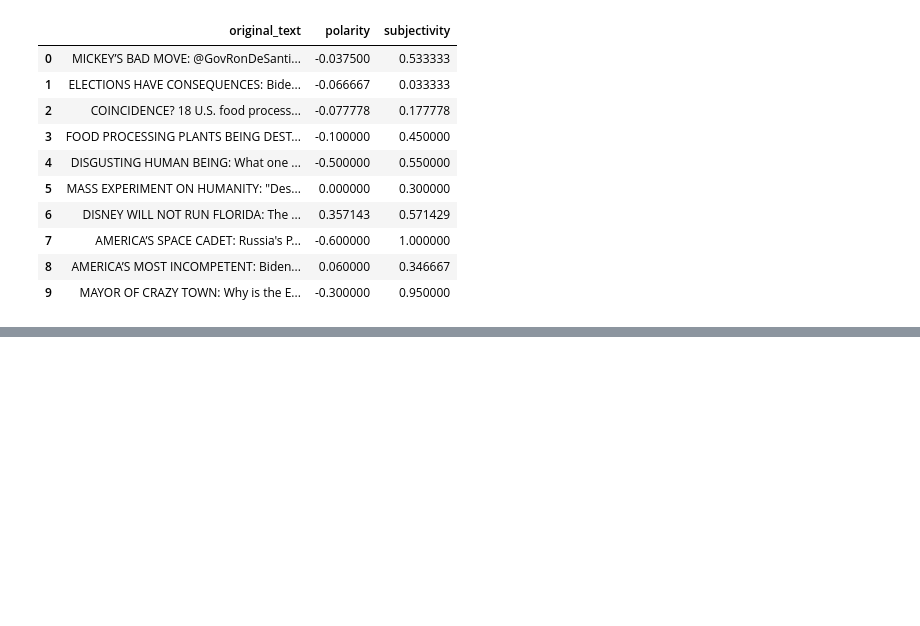
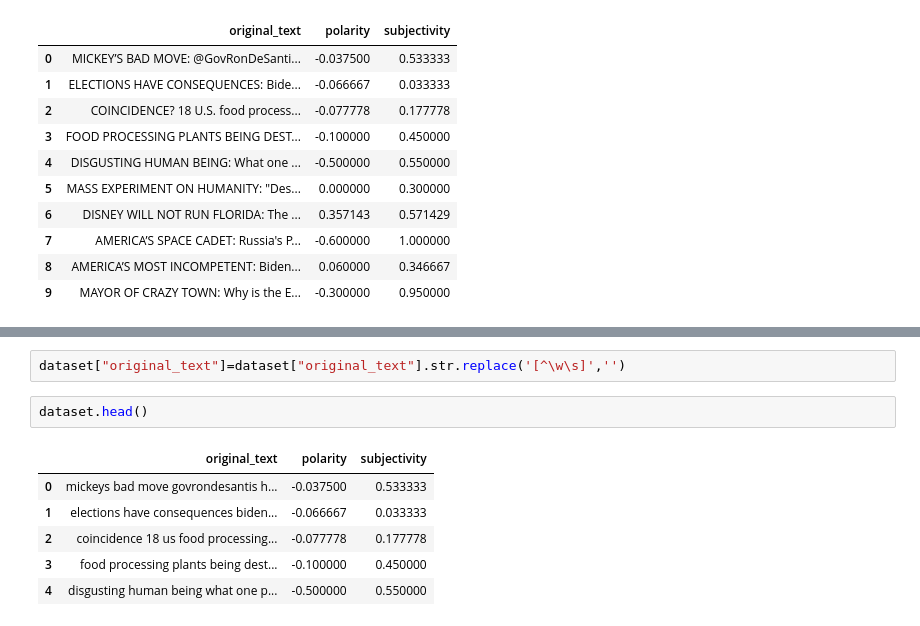
Before and after one commit to user16-et/Twitter-Data-Analysis, a Jupyter notebook: notebook/economic_twiter.ipynb, the cells around one changed output, grey strips where cells are left out. Saved outputs shown, nothing was run; the diff lists cells and outputs as text; blank space fills up the shorter version.

```diff
--- a/notebook/economic_twiter.ipynb
+++ b/notebook/economic_twiter.ipynb
@@ -179,0 +194,11 @@ dataset.head(10)
+# %%
+dataset["original_text"]=dataset["original_text"].str.replace('[^\w\s]','')
+# %%
+dataset.head()
+# %% [output]
+|  | original_text | polarity | subjectivity |
+| 0 | mickeys bad move govrondesantis h... | -0.037500 | 0.533333 |
+| 1 | elections have consequences biden... | -0.066667 | 0.033333 |
+| 2 | coincidence 18 us food processing... | -0.077778 | 0.177778 |
+| 3 | food processing plants being dest... | -0.100000 | 0.450000 |
+| 4 | disgusting human being what one p... | -0.500000 | 0.550000 |
```
Also changed, not shown: parts of 6 cells of this notebook.
